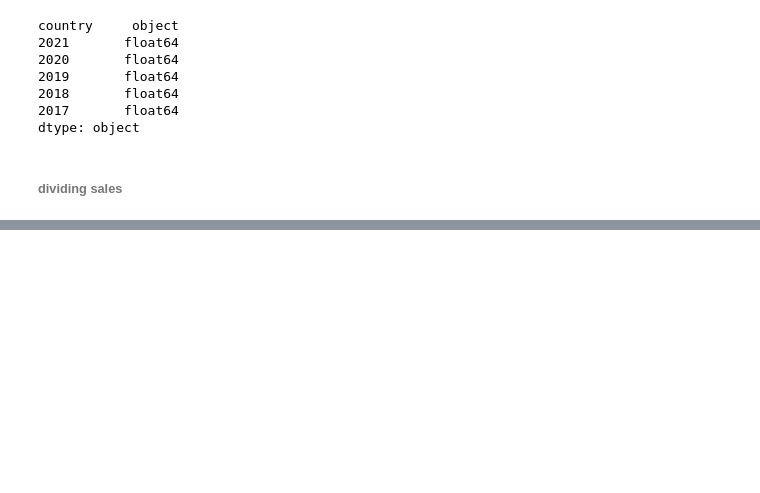
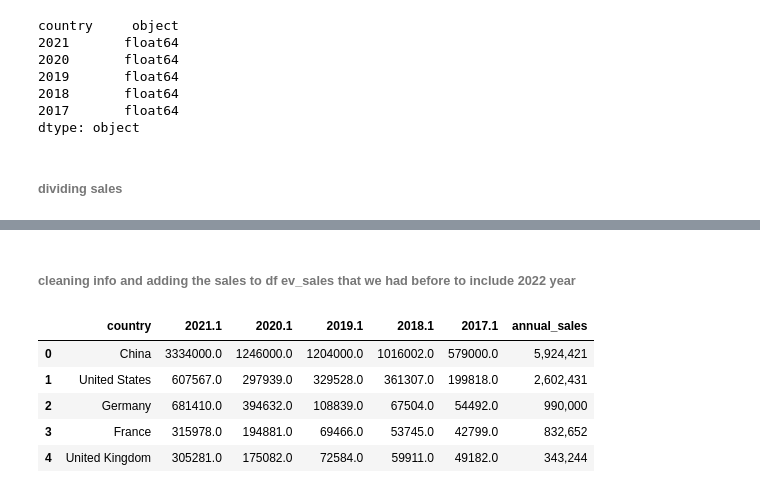
Before and after one commit to Estherkii/EV-Market-Dynamics, a Jupyter notebook: src/cleaning.ipynb, the cells around one changed output, grey strips where cells are left out. Saved outputs shown, nothing was run; the diff lists cells and outputs as text; code cells hidden in the pictures; blank space fills up the shorter version.

```diff
--- a/src/cleaning.ipynb
+++ b/src/cleaning.ipynb
@@ -673,0 +659,7 @@ ev_stock.to_csv(csv_file_path, index=False)
+# %%
+ev_sales22.columns = ev_sales22.columns.str.replace(' ', '_').str.lower()
+# %%
+def clean_country_name(name):
+    return re.sub(r"\[.*?\]", "", name).strip()
+# %%
+ev_sales22['country_or_region'] = ev_sales22['country_or_region'].apply(clean_country_name)
@@ -673,0 +675,19 @@ ev_stock.to_csv(csv_file_path, index=False)
+# %% [markdown]
+###### cleaning info and adding the sales to df ev_sales that we had before to include 2022 year
+# %%
+def remove_brackets(text):
+    return re.sub(r"\[.*?\]", "", text).strip()
+
+ev_sales22['pev_stock/_cumulative_sales__(2022)[i]'] = ev_sales22['pev_stock/_cumulative_sales__(2022)[i]'].apply(remove_brackets)
+ev_sales22['annual_sales__(2022)'] = ev_sales22['annual_sales__(2022)'].apply(remove_brackets)
+
+ev_sales['annual_sales'] = ev_sales22['annual_sales__(2022)']
+# %%
+ev_sales.head()
+# %% [output]
+|  | country | 2021.1 | 2020.1 | 2019.1 | 2018.1 | 2017.1 | annual_sales |
+| 0 | China | 3334000.0 | 1246000.0 | 1204000.0 | 1016002.0 | 579000.0 | 5,924,421 |
+| 1 | United States | 607567.0 | 297939.0 | 329528.0 | 361307.0 | 199818.0 | 2,602,431 |
+| 2 | Germany | 681410.0 | 394632.0 | 108839.0 | 67504.0 | 54492.0 | 990,000 |
+| 3 | France | 315978.0 | 194881.0 | 69466.0 | 53745.0 | 42799.0 | 832,652 |
+| 4 | United Kingdom | 305281.0 | 175082.0 | 72584.0 | 59911.0 | 49182.0 | 343,244 |
```
Also changed, not shown: parts of 24 cells of this notebook, 4 other files.
